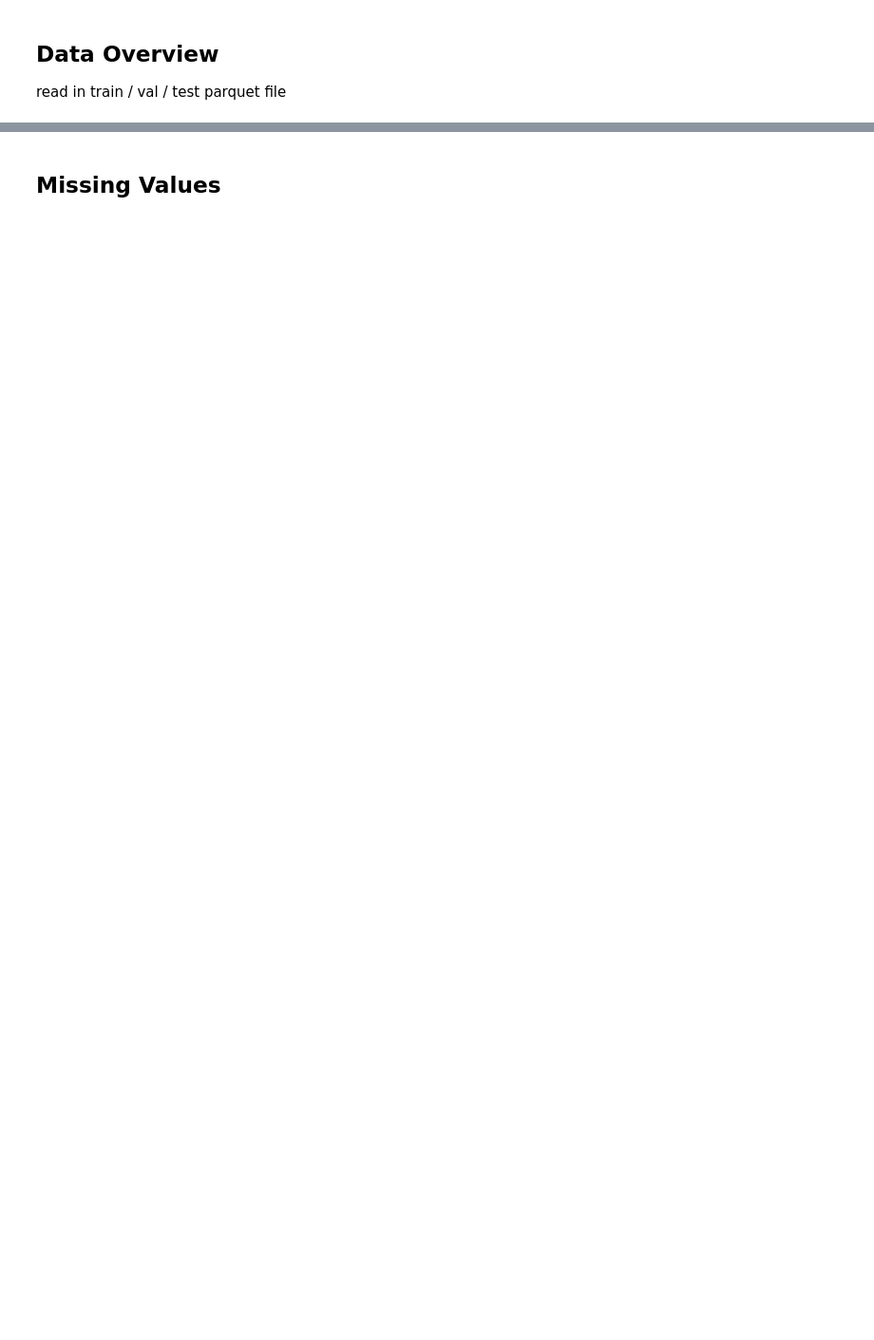
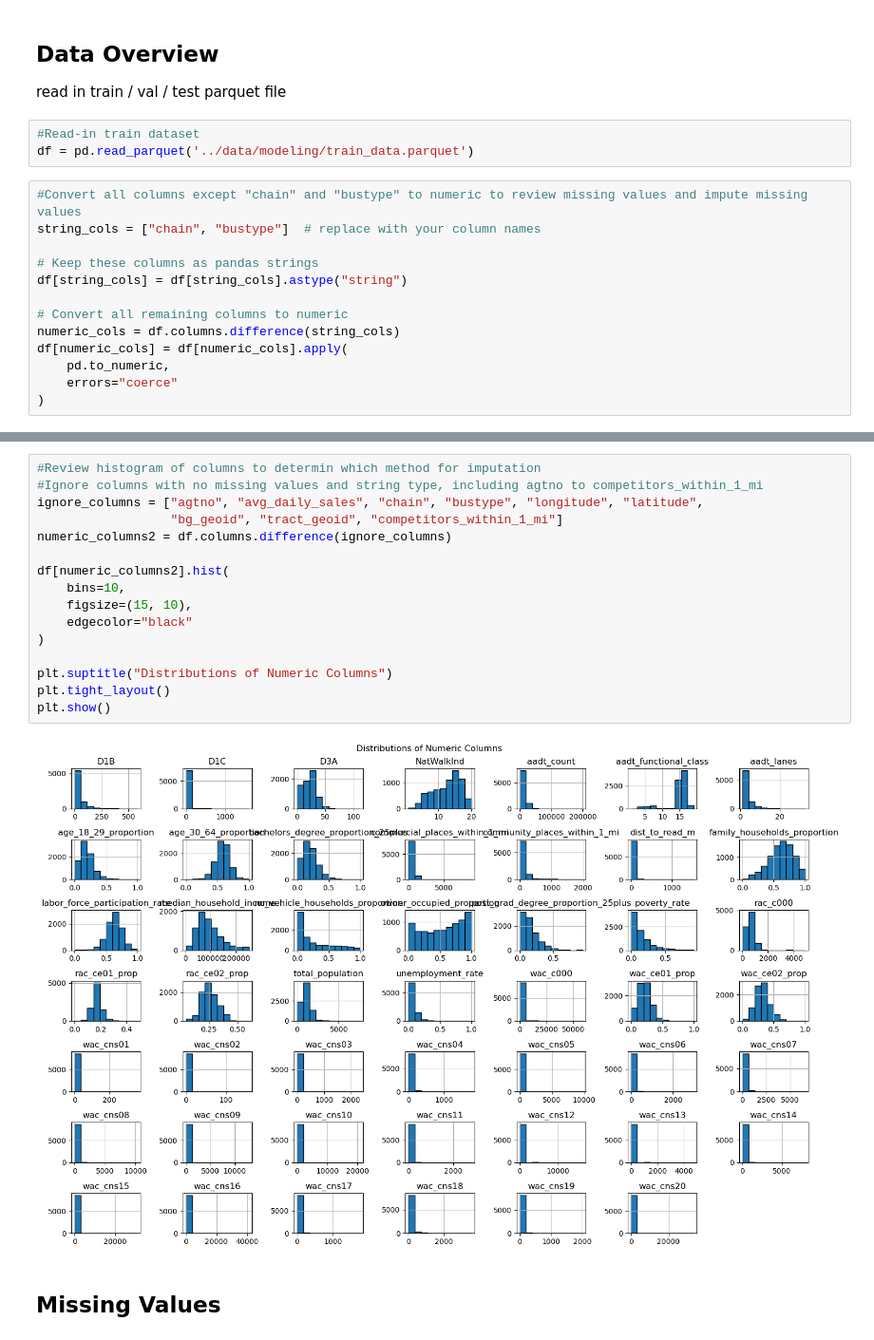
Before and after one commit to Ransommac13/mads_milestone_two, a Jupyter notebook: EDA/supervised_eda.ipynb, the cells around one changed output, grey strips where cells are left out. Shown at 95% size. Drawn from its saved outputs; the diff is of its cells as text; blank space fills up the shorter version.

```diff
--- a/EDA/supervised_eda.ipynb
+++ b/EDA/supervised_eda.ipynb
@@ -23,3 +28,19 @@ from sklearn.tree import DecisionTreeRegressor
 # %% [markdown]
 ## Data Overview
 read in train / val / test parquet file
+# %%
+#Read-in train dataset
+df = pd.read_parquet('../data/modeling/train_data.parquet')
+# %%
+#Convert all columns except "chain" and "bustype" to numeric to review missing values and impute missing values
+string_cols = ["chain", "bustype"]  # replace with your column names
+
+# Keep these columns as pandas strings
+df[string_cols] = df[string_cols].astype("string")
+
+# Convert all remaining columns to numeric
+numeric_cols = df.columns.difference(string_cols)
+df[numeric_cols] = df[numeric_cols].apply(
+    pd.to_numeric,
+    errors="coerce"
+)
@@ -26,2 +58,20 @@ read in train / val / test parquet file
+# %%
+#Review histogram of columns to determin which method for imputation
+#Ignore columns with no missing values and string type, including agtno to competitors_within_1_mi
+ignore_columns = ["agtno", "avg_daily_sales", "chain", "bustype", "longitude", "latitude",
+                  "bg_geoid", "tract_geoid", "competitors_within_1_mi"]
+numeric_columns2 = df.columns.difference(ignore_columns)
+
+df[numeric_columns2].hist(
+    bins=10,
+    figsize=(15, 10),
+    edgecolor="black"
+)
+
+plt.suptitle("Distributions of Numeric Columns")
+plt.tight_layout()
+plt.show()
+# %% [output]
+[figure, added]
 # %% [markdown]
 ## Missing Values
```
Also changed, not shown: parts of 5 cells of this notebook, 1 other file.
